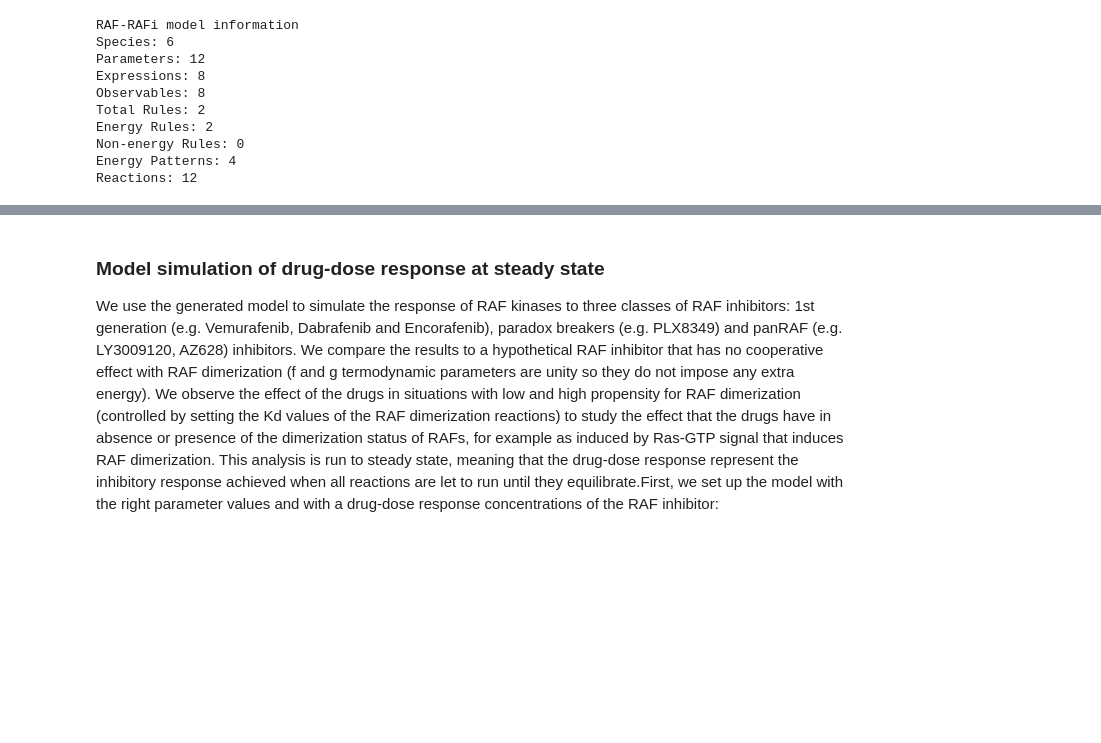
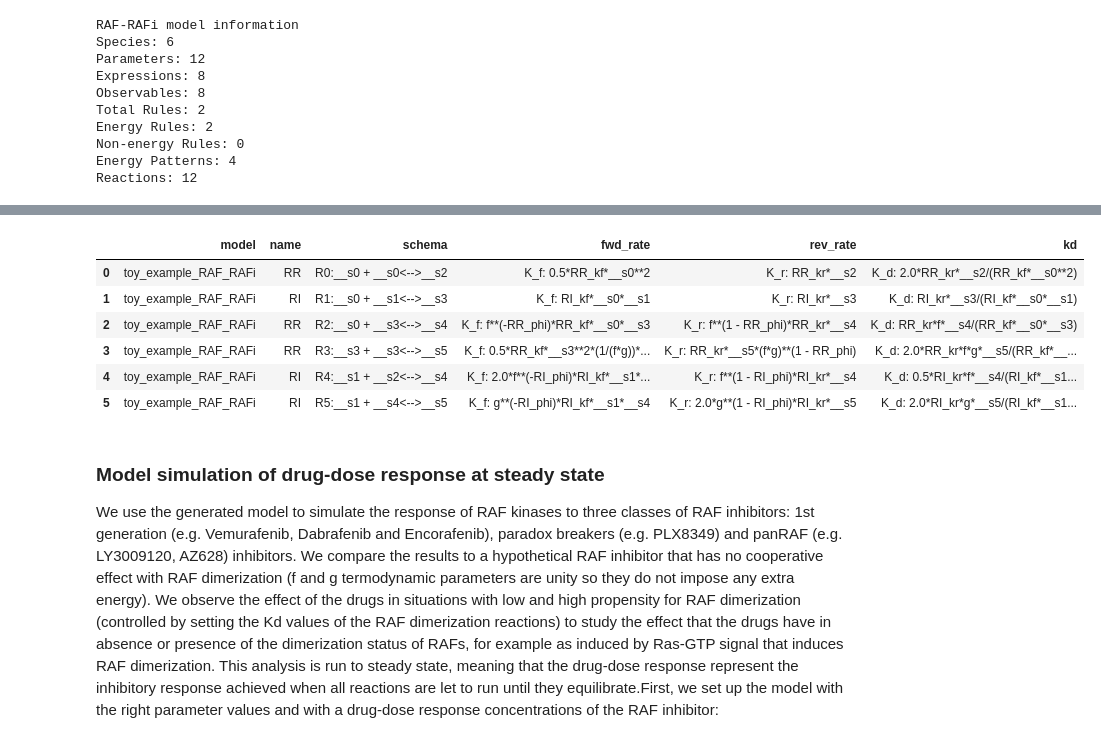
Before and after one commit to lgerosa/rosa_webinar_20Jan2021, a Jupyter notebook: toy_example_RAF_RAFi.ipynb, the cells around one changed output, grey strips where cells are left out. Drawn from its saved outputs; the diff is of its cells as text; code cells hidden in the pictures; blank space fills up the shorter version.

Commit message:
Added initial code for plotting reaction rates and species

```diff
--- a/toy_example_RAF_RAFi.ipynb
+++ b/toy_example_RAF_RAFi.ipynb
@@ -10,9 +10,11 @@ To start, we import all required Pysb classes and instantiate the model:
 from pysb import Model, Monomer, Parameter, Expression,  Rule, Observable, Initial, Annotation, EnergyPattern, ANY
 from pysb.bng import generate_equations
 from pysb.export import export
+from pysb.core import as_complex_pattern, ComplexPattern
 from sympy import exp, log
 
 Model();
+model.name='toy_example_RAF_RAFi';
 # %% [markdown]
 Next, we define the two basic components of the model, RAF kinases (R) and RAF inhibitors (I):
 # %%
@@ -146,0 +236,3 @@ We plot the automatically generated equation rates to check that thermodynamic f
+# %%
+(species_tidy, all_rates_tidy)=gen_table(model, fmt='plain');
+species_tidy
@@ -147,3 +247,13 @@ We plot the automatically generated equation rates to check that thermodynamic f
+# %%
+all_rates_tidy
+# %% [output]
+|  | model | name | schema | fwd_rate | rev_rate | kd |
+| 0 | toy_example_RAF_RAFi | RR | R0:__s0 + __s0<-->__s2 | K_f: 0.5*RR_kf*__s0**2 | K_r: RR_kr*__s2 | K_d: 2.0*RR_kr*__s2/(RR_kf*__s0**2) |
+| 1 | toy_example_RAF_RAFi | RI | R1:__s0 + __s1<-->__s3 | K_f: RI_kf*__s0*__s1 | K_r: RI_kr*__s3 | K_d: RI_kr*__s3/(RI_kf*__s0*__s1) |
+| 2 | toy_example_RAF_RAFi | RR | R2:__s0 + __s3<-->__s4 | K_f: f**(-RR_phi)*RR_kf*__s0*__s3 | K_r: f**(1 - RR_phi)*RR_kr*__s4 | K_d: RR_kr*f*__s4/(RR_kf*__s0*__s3) |
+| 3 | toy_example_RAF_RAFi | RR | R3:__s3 + __s3<-->__s5 | K_f: 0.5*RR_kf*__s3**2*(1/(f*g))*... | K_r: RR_kr*__s5*(f*g)**(1 - RR_phi) | K_d: 2.0*RR_kr*f*g*__s5/(RR_kf*__... |
+| 4 | toy_example_RAF_RAFi | RI | R4:__s1 + __s2<-->__s4 | K_f: 2.0*f**(-RI_phi)*RI_kf*__s1*... | K_r: f**(1 - RI_phi)*RI_kr*__s4 | K_d: 0.5*RI_kr*f*__s4/(RI_kf*__s1... |
+| 5 | toy_example_RAF_RAFi | RI | R5:__s1 + __s4<-->__s5 | K_f: g**(-RI_phi)*RI_kf*__s1*__s4 | K_r: 2.0*g**(1 - RI_phi)*RI_kr*__s5 | K_d: 2.0*RI_kr*g*__s5/(RI_kf*__s1... |
 # %% [markdown]
 ### Model simulation of drug-dose response at steady state
 
```
Also changed, not shown: parts of 6 cells of this notebook, 1 other file.
